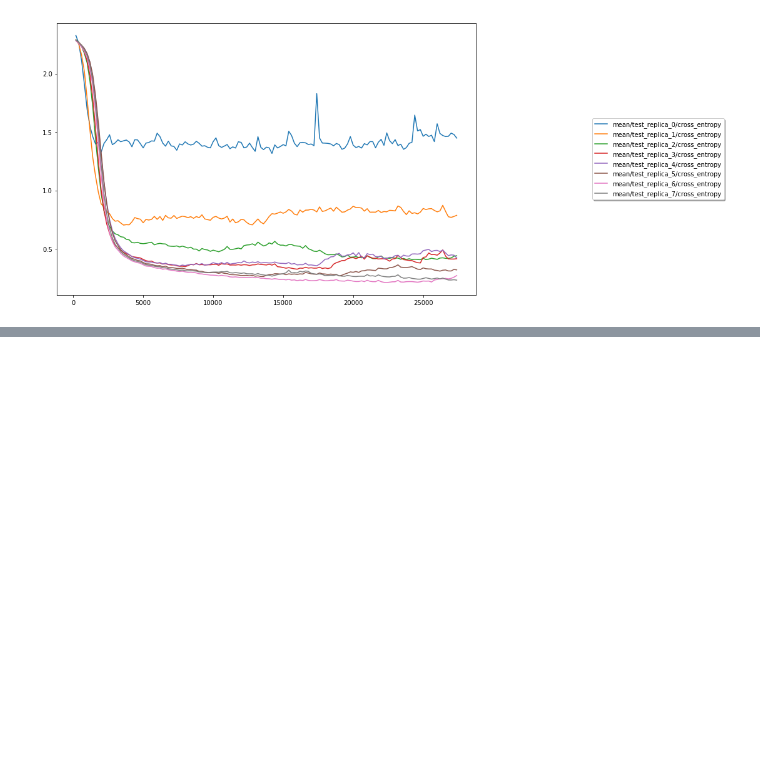
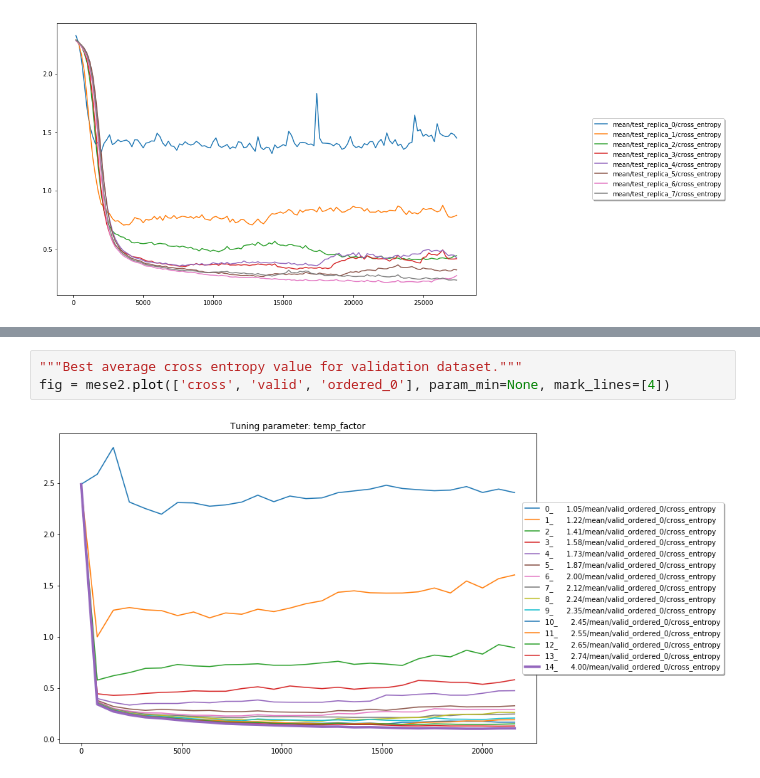
Before and after one commit to madrixx/deep_tempering, a Jupyter notebook: Plot.ipynb, the cells around one changed output, grey strips where cells are left out. Saved outputs shown, nothing was run; the diff lists cells and outputs as text; blank space fills up the shorter version.

```diff
--- a/Plot.ipynb
+++ b/Plot.ipynb
@@ -212,0 +199,5 @@ ax.plot(stddev_of_means_list, temp_factors_list, label='stddev_of_means')
+# %%
+"""Best average cross entropy value for validation dataset."""
+fig = mese2.plot(['cross', 'valid', 'ordered_0'], param_min=None, mark_lines=[4])
+# %% [output]
+[figure, added]
```
Also changed, not shown: parts of 17 cells of this notebook.
